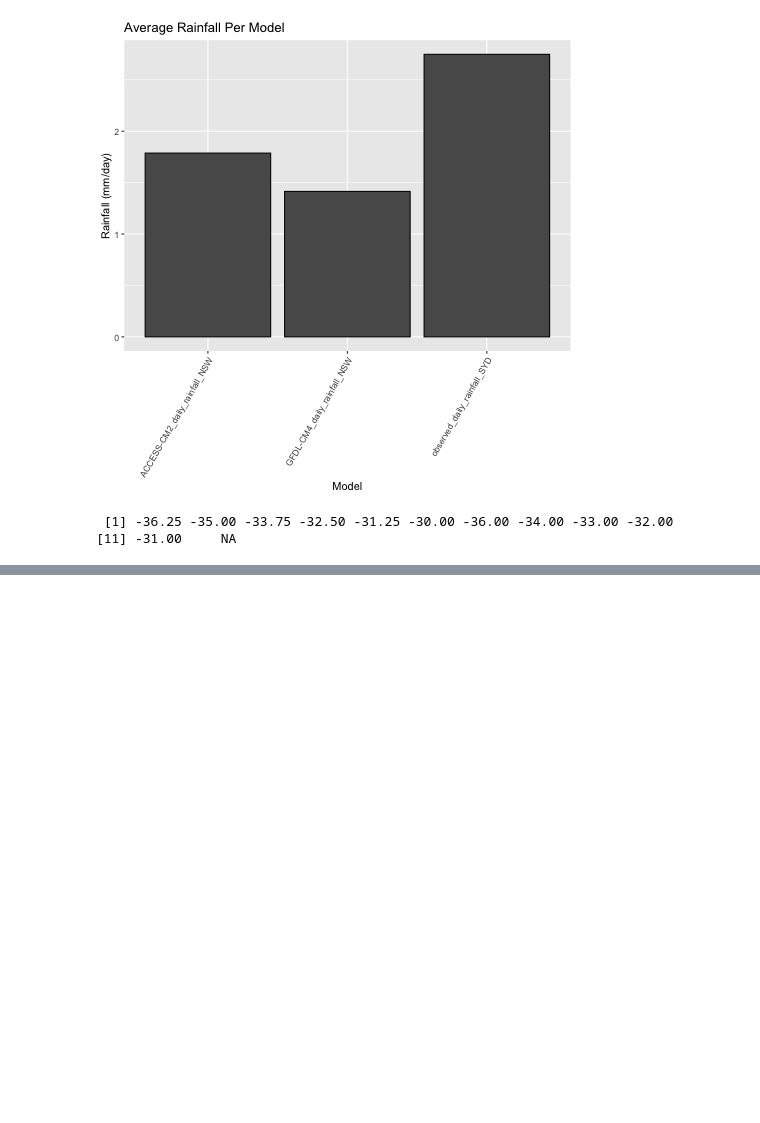
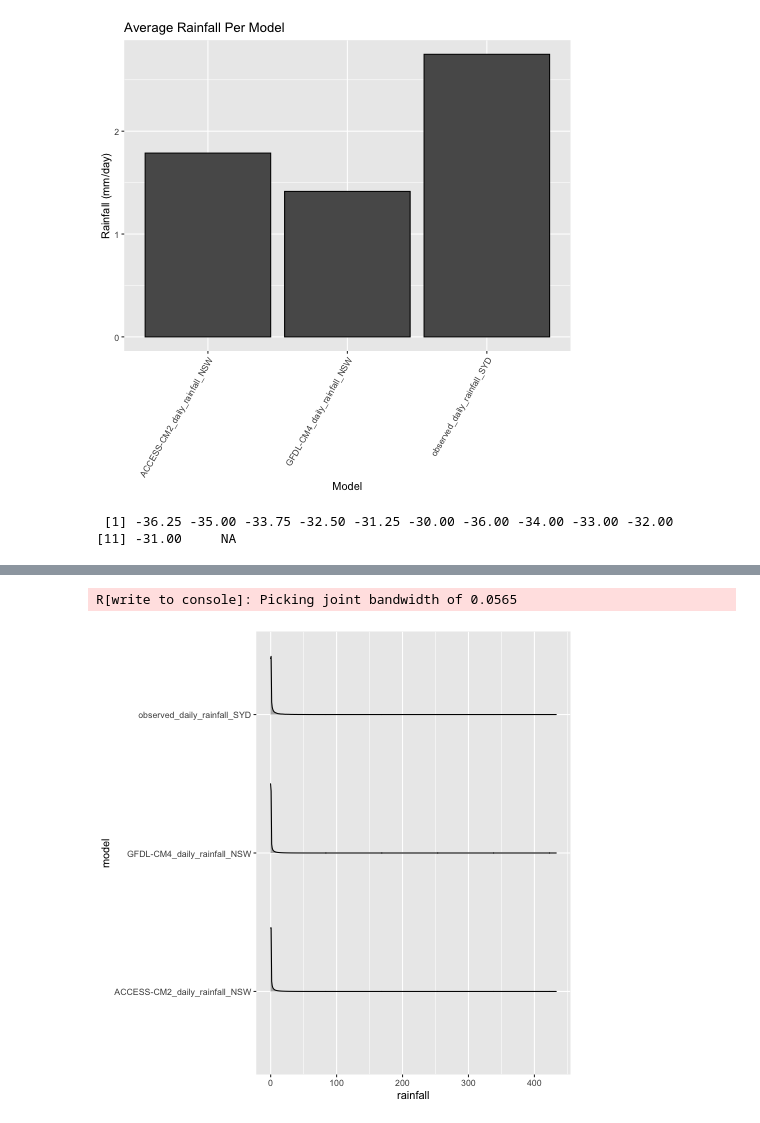
Before and after one commit to UBC-MDS/figshare-group-5, a Jupyter notebook: EDA.ipynb, the cells around one changed output, grey strips where cells are left out. Drawn from its saved outputs; the diff is of its cells as text; code cells hidden in the pictures; blank space fills up the shorter version.

```diff
--- a/EDA.ipynb
+++ b/EDA.ipynb
@@ -301,0 +345,10 @@ unique(df$lat_min)
+# %%
+%%R
+
+library(ggridges)
+
+ggplot(df_boxplot, aes(x = rainfall, y = model)) +
+geom_density_ridges(scale = 0.5)
+# %% [output]
+R[write to console]: Picking joint bandwidth of 0.0565
+[figure, added]
```
Also changed, not shown: parts of 9 cells of this notebook.
